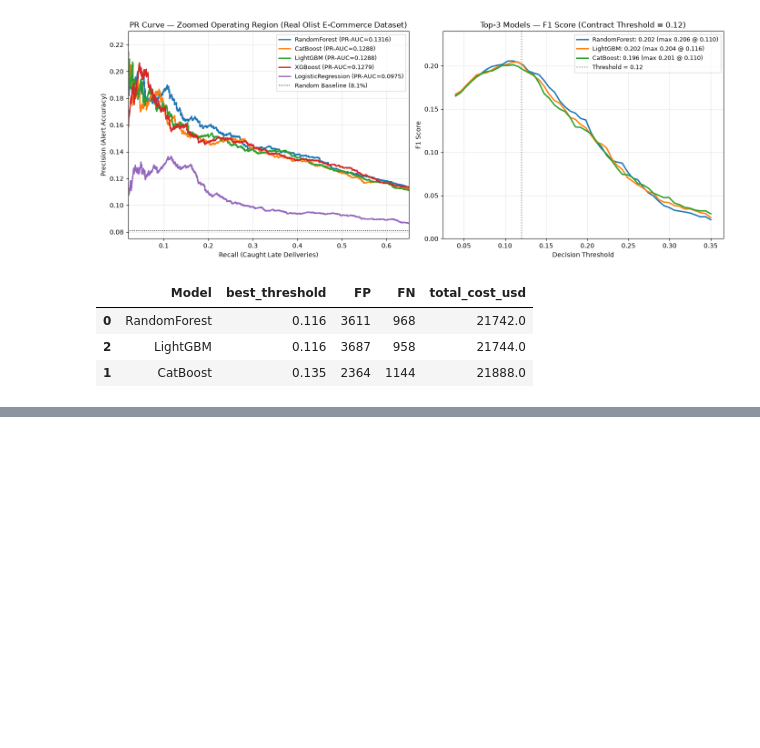
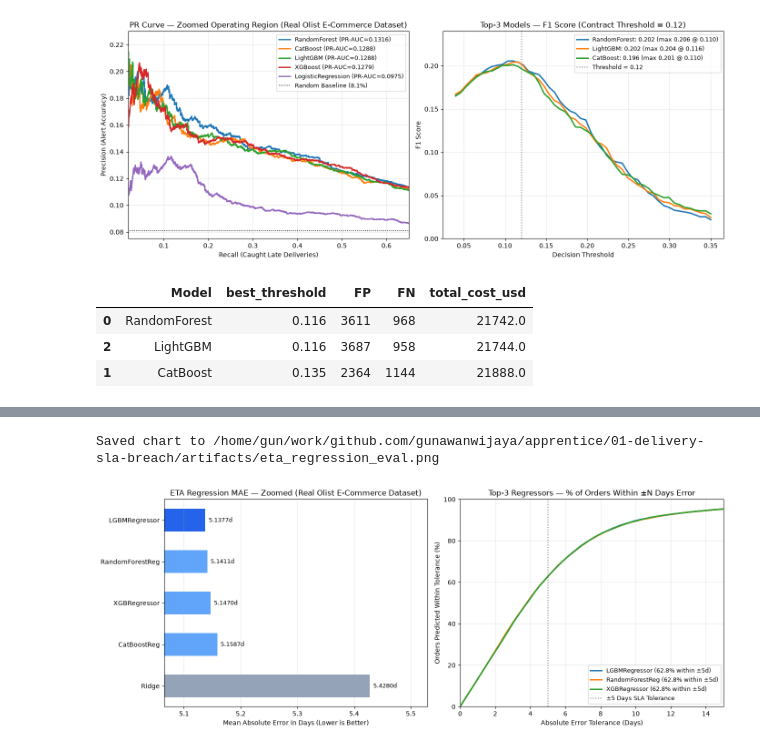
Before and after one commit to gunawanwijaya/apprentice, a Jupyter notebook: 01-delivery-sla-breach/ml/notebooks/01_eda_benchmark.ipynb, the cells around one changed output, grey strips where cells are left out. Drawn from its saved outputs; the diff is of its cells as text; code cells hidden in the pictures; blank space fills up the shorter version.

```diff
--- a/01-delivery-sla-breach/ml/notebooks/01_eda_benchmark.ipynb
+++ b/01-delivery-sla-breach/ml/notebooks/01_eda_benchmark.ipynb
@@ -203,0 +236,41 @@ cost_summary
+# %%
+fig, axes = plt.subplots(1, 2, figsize=(14, 5.5))
+
+# Left: Zoomed MAE Comparison (highlights gap between tree ensembles vs. linear Ridge)
+min_mae, max_mae = reg_df["MAE (days)"].min(), reg_df["MAE (days)"].max()
+pad = max((max_mae - min_mae) * 0.25, 0.05)
+colors = ["#2563eb" if i == 0 else "#60a5fa" if i < 4 else "#94a3b8" for i in range(len(reg_df))]
+bars = axes[0].barh(reg_df["Regressor"], reg_df["MAE (days)"], color=colors, height=0.55)
+axes[0].invert_yaxis()
+axes[0].set_xlim(min_mae - pad, max_mae + pad * 1.4)
+for bar, val in zip(bars, reg_df["MAE (days)"]):
+    axes[0].text(val + pad * 0.08, bar.get_y() + bar.get_height() / 2, f"{val:.4f}d", va="center", fontsize=9)
+axes[0].set_title(f"ETA Regression MAE — Zoomed ({dataset_label})")
+axes[0].set_xlabel("Mean Absolute Error in Days (Lower is Better)")
+axes[0].grid(axis="x", alpha=0.3)
+
+# Right: Top-3 Regressors Cumulative Absolute Error Curve (Zoomed 0-15 days)
+err_grid = np.linspace(0, 15, 60)
+for name in reg_df["Regressor"].head(3):
+    abs_err = np.abs(y_reg_test - reg_preds[name])
+    within_pct = [(abs_err <= d).mean() * 100 for d in err_grid]
+    within_5d = (abs_err <= 5.0).mean() * 100
+    axes[1].plot(err_grid, within_pct, lw=2.2, label=f"{name} ({within_5d:.1f}% within ±5d)")
+
+axes[1].axvline(5.0, color="gray", linestyle=":", lw=1.5, label="±5 Days SLA Tolerance")
+axes[1].set_title("Top-3 Regressors — % of Orders Within ±N Days Error")
+axes[1].set_xlabel("Absolute Error Tolerance (Days)")
+axes[1].set_ylabel("Orders Predicted Within Tolerance (%)")
+axes[1].set_xlim(0, 15)
+axes[1].set_ylim(0, 100)
+axes[1].legend(loc="lower right", fontsize=9)
+axes[1].grid(alpha=0.3)
+
+plt.tight_layout()
+out_reg = ARTIFACTS_DIR / "eta_regression_eval.png"
+plt.savefig(out_reg, dpi=150)
+print(f"Saved chart to {out_reg}")
+plt.show()
+# %% [output]
+Saved chart to /home/gun/work/github.com/gunawanwijaya/apprentice/01-delivery-sla-breach/artifacts/eta_regression_eval.png
+[figure, added]
```
Also changed, not shown: parts of 4 cells of this notebook, 7 other files.
